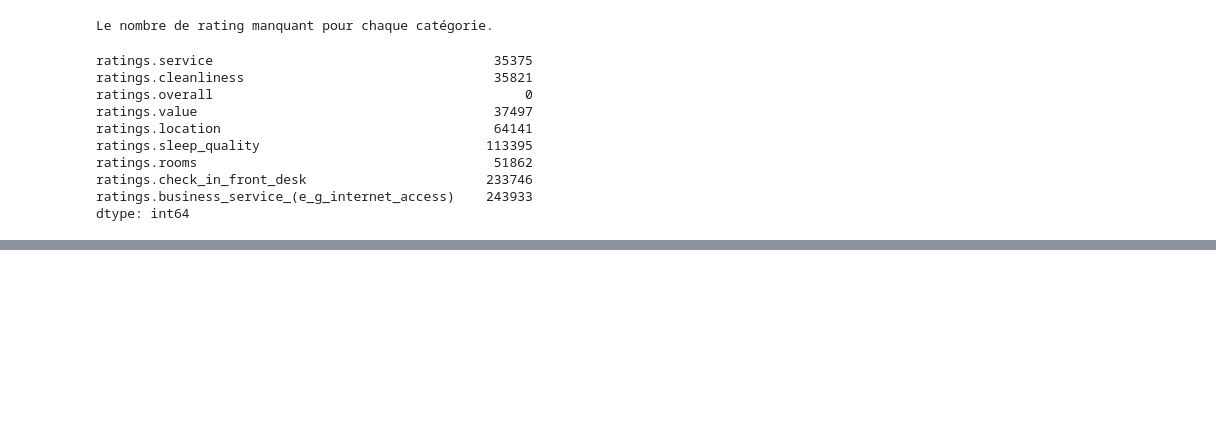
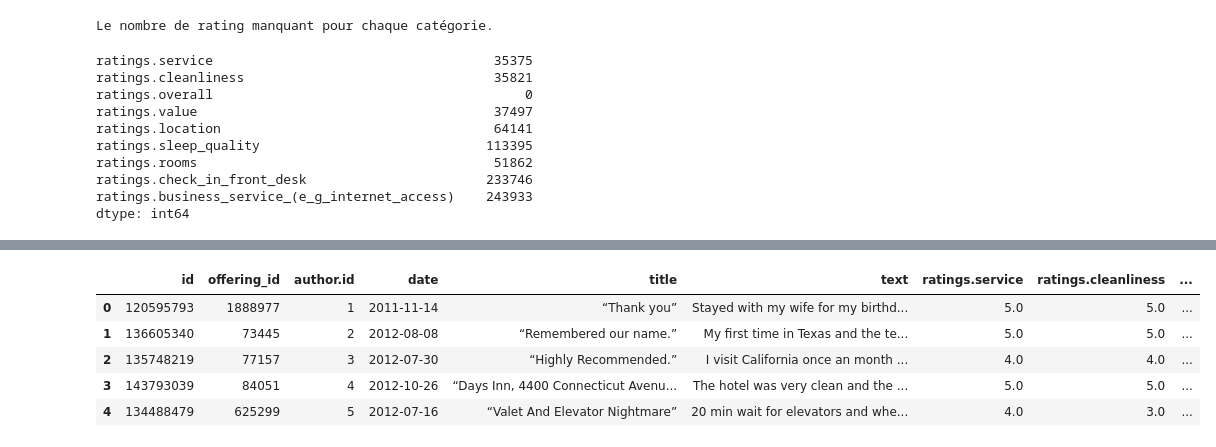
Before and after one commit to AstroNode247/tell-me-my-hotel, a Jupyter notebook: recommandations/ETL_Recs.ipynb, the cells around one changed output, grey strips where cells are left out. Drawn from its saved outputs; the diff is of its cells as text; code cells hidden in the pictures; blank space fills up the shorter version.

```diff
--- a/recommandations/ETL_Recs.ipynb
+++ b/recommandations/ETL_Recs.ipynb
@@ -96,0 +194,10 @@ dtype: int64
+# %%
+reviews = pd.read_csv('../data/30p_reviews.csv')
+reviews = reviews.drop('Unnamed: 0', axis=1)
+reviews = reviews.drop_duplicates()
+drop_cols = ['date_stayed', 'via_mobile', 'num_helpful_votes', 'author.num_cities', 'author.num_helpful_votes',
+             'author.num_reviews','author.num_type_reviews', 'author.username', 'author.location']
+reviews = reviews.drop(drop_cols, axis=1)
+reviews = reviews.drop(reviews[reviews['author.id'].isnull()==True].index, axis=0)
+reviews['date'] = pd.to_datetime(reviews['date'])
+reviews.head()
@@ -96,0 +211,18 @@ dtype: int64
+# %%
+def id_mapper():
+    coded_dict = dict()
+    cter = 1
+    id_encoded = []
+
+    for val in reviews['author.id']:
+        if val not in coded_dict:
+            coded_dict[val] = cter
+            cter+=1
+
+        id_encoded.append(coded_dict[val])
+    return id_encoded
+
+id_encoded = id_mapper()
+reviews['author.id'] = id_encoded
+
+reviews.head()
@@ -96,0 +236,12 @@ dtype: int64
+# %%
+reviews = reviews[['id', 'offering_id', 'author.id', 'date', 'title', 'text', 'ratings.service',
+         'ratings.cleanliness', 'ratings.overall', 'ratings.value', 'ratings.location', 'ratings.sleep_quality',
+         'ratings.rooms', 'ratings.check_in_front_desk','ratings.business_service_(e_g_internet_access)']]
+reviews.head()
+# %% [output]
+|  | id | offering_id | author.id | date | title | text | ratings.service | ratings.cleanliness | ... |
+| 0 | 120595793 | 1888977 | 1 | 2011-11-14 | “Thank you” | Stayed with my wife for my birthd... | 5.0 | 5.0 | ... |
+| 1 | 136605340 | 73445 | 2 | 2012-08-08 | “Remembered our name.” | My first time in Texas and the te... | 5.0 | 5.0 | ... |
+| 2 | 135748219 | 77157 | 3 | 2012-07-30 | “Highly Recommended.” | I visit California once an month ... | 4.0 | 4.0 | ... |
+| 3 | 143793039 | 84051 | 4 | 2012-10-26 | “Days Inn, 4400 Connecticut Avenu... | The hotel was very clean and the ... | 5.0 | 5.0 | ... |
+| 4 | 134488479 | 625299 | 5 | 2012-07-16 | “Valet And Elevator Nightmare” | 20 min wait for elevators and whe... | 4.0 | 3.0 | ... |
```
Also changed, not shown: parts of 13 cells of this notebook.
